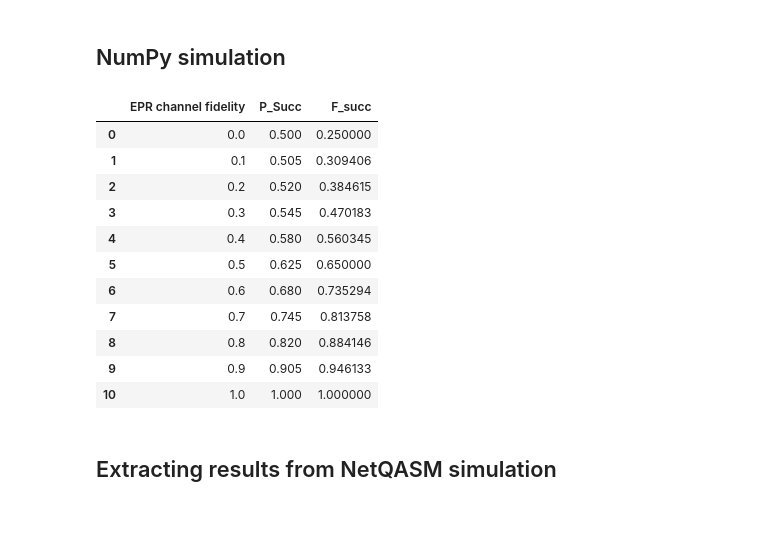
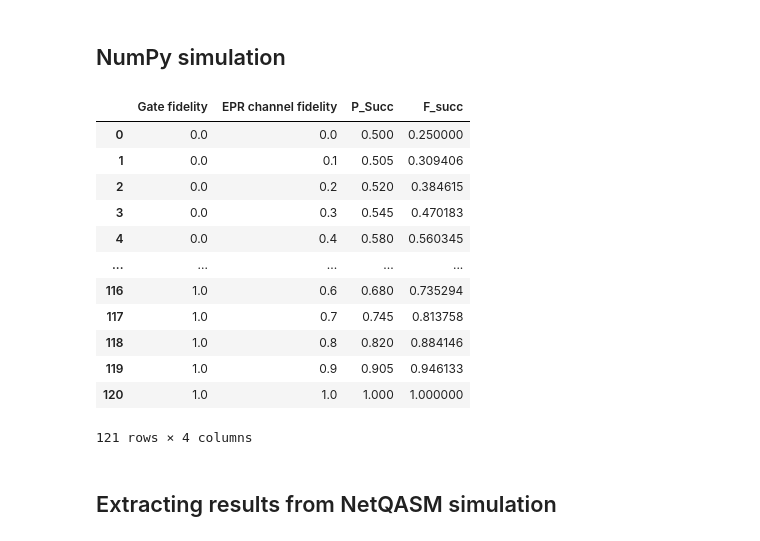
Before and after one commit to iDragos1234/CS4090, a Jupyter notebook: project/dejmps/dejmps_simulation.ipynb, the cells around one changed output. Cells and saved outputs as stored; diff of their text form; code cells hidden in the pictures.

```diff
--- a/project/dejmps/dejmps_simulation.ipynb
+++ b/project/dejmps/dejmps_simulation.ipynb
@@ -20,61 +20,54 @@ dejmps_circuit = QuantumCircuit([
     Gate(kron([I(), SWAP(), I()])),     # Swap qubits 1B, 2A (arange qubits in order: |1A, 2A, 1B, 2B>)
     Gate(kron([CNOT(), CNOT()])),       # Apply CNOT(1A, 2A) and CNOT(1B, 2B)
     Gate(kron([I(), SWAP(), I()])),     # Swap back qubits 2A, 1B (rearange qubits in order: |1A, 1B, 2A, 2B>)
+    # Measure qubits {2A, 2B}:
+    POVM(nqubits=4, meas_qubits=[2, 3], partial_trace=True),
 ])
-
-# Construct POVM for the 2nd EPR pair
-povm_epr2 = POVM(
-    nqubits=4,
-    meas_qubits=[2, 3],
-    partial_trace=True,
-)
 # %%
+GRID_SIZE = 11
+TARGET_STATE = bell_state()
 numpy_sim_results = []
 
-for epr_channel_fidelity in np.linspace(0, 1, 11):
-    # Create two EPR pairs between Alice and Bob
-    epr_1 = epr_2 = werner_state(epr_channel_fidelity)
+for gate_fidelity in np.linspace(0, 1, GRID_SIZE):
+    for epr_channel_fidelity in np.linspace(0, 1, GRID_SIZE):
+        # Create two EPR pairs between Alice and Bob
+        epr_1 = epr_2 = werner_state(epr_channel_fidelity)
 
-    # Create ensemble of two EPR pairs
-    # (qubits in order: |1A, 1B, 2A, 2B>)
-    rho = kron([epr_1, epr_2])
+        # Create ensemble of two EPR pairs (qubits in order: |1A, 1B, 2A, 2B>)
+        rho = kron([epr_1, epr_2])
 
-    # Apply DEJMPS circuit
-    rho = dejmps_circuit(rho)
+        # Apply DEJMPS circuit
+        probs, rho_outs = dejmps_circuit(rho)
 
-    # Compute probabilities and outcome states
-    # when measuring qubits 2A and 2B
-    probs, rho_outs = povm_epr2(rho)
+        # Compute fidelity wrt. the Bell state phi_00
+        fidels = np.array([fidelity(dm, TARGET_STATE) for dm in rho_outs])
 
-    # Compute fidelity wrt. the Bell state phi_00
-    target_state = bell_state()
-    fidels = np.array([fidelity(dm, target_state) for dm in rho_outs])
+        # Compute probability of success and average fidelity **given** success
+        prob_succ = np.sum(probs[[0, 3]])
+        fidel_succ = np.dot(fidels[[0, 3]], probs[[0, 3]]) / prob_succ
 
-    # Compute probability of success and average fidelity **given** success
-    prob_succ = probs[0] + probs[-1]
-    fidel_succ = (fidels[0] * probs[0] + fidels[-1] * probs[-1]) / prob_succ
-
-    numpy_sim_results.append([epr_channel_fidelity, prob_succ, fidel_succ])
+        numpy_sim_results.append([gate_fidelity, epr_channel_fidelity, prob_succ, fidel_succ])
 
 numpy_sim_results = np.array(numpy_sim_results)
 
-cols = ['EPR channel fidelity', 'P_Succ', 'F_succ']
+cols = ['Gate fidelity', 'EPR channel fidelity', 'P_Succ', 'F_succ']
 numpy_sim_results = pd.DataFrame(numpy_sim_results, columns=cols)
 
 numpy_sim_results
 # %% [output]
-|  | EPR channel fidelity | P_Succ | F_succ |
-| 0 | 0.0 | 0.500 | 0.250000 |
-| 1 | 0.1 | 0.505 | 0.309406 |
-| 2 | 0.2 | 0.520 | 0.384615 |
-| 3 | 0.3 | 0.545 | 0.470183 |
-| 4 | 0.4 | 0.580 | 0.560345 |
-| 5 | 0.5 | 0.625 | 0.650000 |
-| 6 | 0.6 | 0.680 | 0.735294 |
-| 7 | 0.7 | 0.745 | 0.813758 |
-| 8 | 0.8 | 0.820 | 0.884146 |
-| 9 | 0.9 | 0.905 | 0.946133 |
-| 10 | 1.0 | 1.000 | 1.000000 |
+|  | Gate fidelity | EPR channel fidelity | P_Succ | F_succ |
+| 0 | 0.0 | 0.0 | 0.500 | 0.250000 |
+| 1 | 0.0 | 0.1 | 0.505 | 0.309406 |
+| 2 | 0.0 | 0.2 | 0.520 | 0.384615 |
+| 3 | 0.0 | 0.3 | 0.545 | 0.470183 |
+| 4 | 0.0 | 0.4 | 0.580 | 0.560345 |
+| ... | ... | ... | ... | ... |
+| 116 | 1.0 | 0.6 | 0.680 | 0.735294 |
+| 117 | 1.0 | 0.7 | 0.745 | 0.813758 |
+| 118 | 1.0 | 0.8 | 0.820 | 0.884146 |
+| 119 | 1.0 | 0.9 | 0.905 | 0.946133 |
+| 120 | 1.0 | 1.0 | 1.000 | 1.000000 |
+121 rows × 4 columns
 # %% [markdown]
 ## Extracting results from NetQASM simulation
 # %%
```
Also changed, not shown: parts of 2 cells of this notebook, 2 other files.
